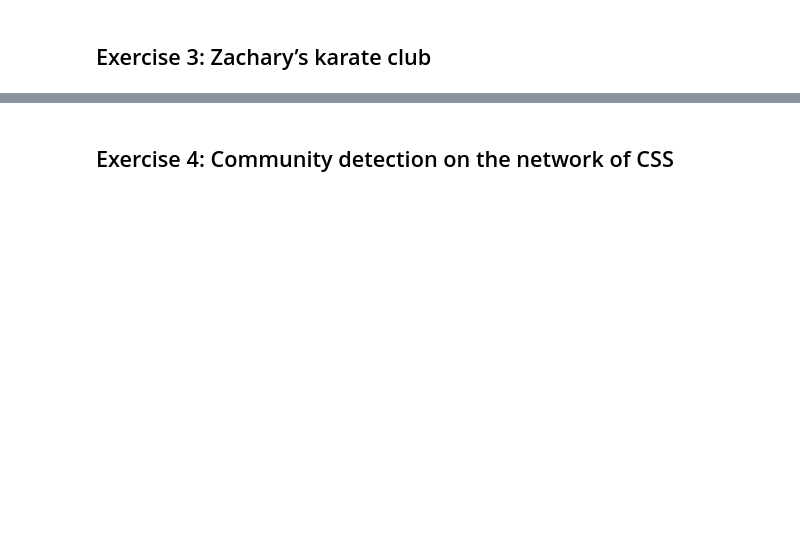
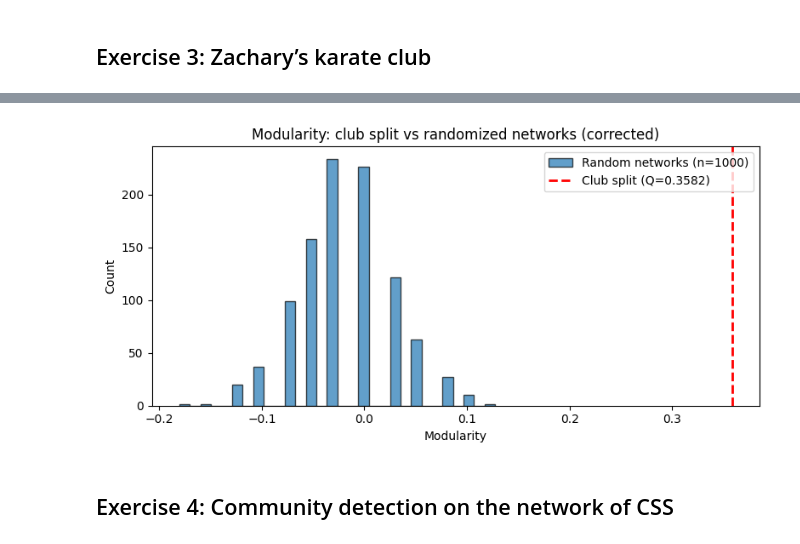
Before and after one commit to poulguoskov/cososc, a Jupyter notebook: exercises/week6.ipynb, the cells around one changed output, grey strips where cells are left out. Saved outputs shown, nothing was run; the diff lists cells and outputs as text; code cells hidden in the pictures; blank space fills up the shorter version.

```diff
--- a/exercises/week6.ipynb
+++ b/exercises/week6.ipynb
@@ -397,0 +607,26 @@ numbers: with ~73k edges, each randomized network converges to a similar value.
+# %%
+# map louvain communities to lists of nodes
+louvain_comms = {}
+for node, comm in louvain_partition.items():
+    louvain_comms.setdefault(comm, set()).add(node)
+
+# map club split to lists of nodes
+club_comms = {}
+for node, comm in club_partition.items():
+    club_comms.setdefault(comm, set()).add(node)
+
+print(f"Louvain communities: {len(louvain_comms)} — sizes: {[len(v) for v in louvain_comms.values()]}")
+print(f"Club split groups: {len(club_comms)} — sizes: {[len(v) for v in club_comms.values()]}")
+
+# confusion matrix: D[i,j] = nodes that louvain community i shares with club group j
+club_labels = sorted(club_comms.keys())
+louvain_labels = sorted(louvain_comms.keys())
+
+D = np.zeros((len(louvain_labels), len(club_labels)), dtype=int)
+for i, lc in enumerate(louvain_labels):
+    for j, cc in enumerate(club_labels):
+        D[i, j] = len(louvain_comms[lc] & club_comms[cc])
+
+confusion_df = pd.DataFrame(D, index=[f"Louvain {l}" for l in louvain_labels],
+                            columns=club_labels)
+print(confusion_df)
@@ -398,2 +654,20 @@ numbers: with ~73k edges, each randomized network converges to a similar value.
+# %%
+random_mods_fixed = []
+for i in range(1000):
+    R = double_edge_swap(K)
+    Q_rand = compute_modularity(R, club_partition)
+    random_mods_fixed.append(Q_rand)
+
+plt.figure(figsize=(8, 4))
+plt.hist(random_mods_fixed, bins=30, edgecolor="black", alpha=0.7, label="Random networks (n=1000)")
+plt.axvline(Q_club, color="red", linewidth=2, linestyle="--", label=f"Club split (Q={Q_club:.4f})")
+plt.xlabel("Modularity")
+plt.ylabel("Count")
+plt.title("Modularity: club split vs randomized networks (corrected)")
+plt.legend()
+plt.tight_layout()
+plt.show()
+# %% [output]
+[figure, added]
 # %% [markdown]
 ## Exercise 4: Community detection on the network of CSS
```
Also changed, not shown: parts of 24 cells of this notebook, 4 other files.
